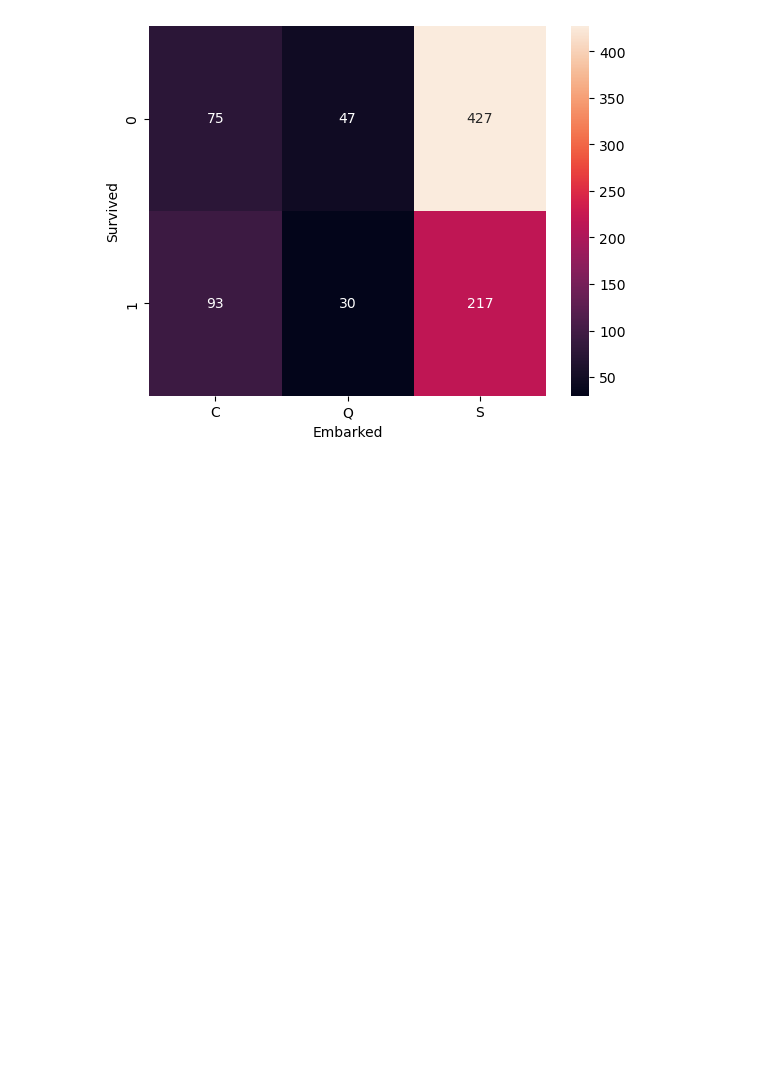
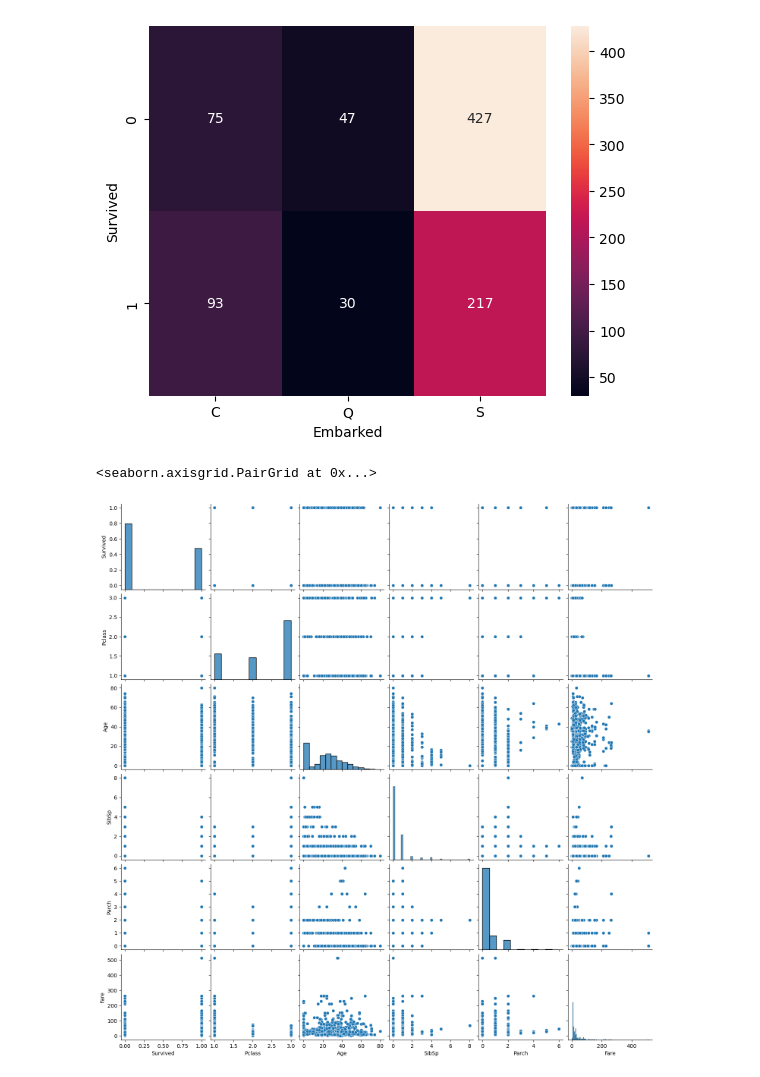
Before and after one commit to GhosTHaise/ml-titanic, a Jupyter notebook: EDA.ipynb, the cells around one changed output. Saved outputs shown, nothing was run; the diff lists cells and outputs as text; code cells hidden in the pictures; blank space fills up the shorter version.

Commit message:
feat : visualisation correlation

```diff
--- a/EDA.ipynb
+++ b/EDA.ipynb
@@ -370,3 +367,8 @@ for col in df.columns:
 [figure]
 [figure]
 [figure]
+# %%
+sns.pairplot(df)
+# %% [output]
+<seaborn.axisgrid.PairGrid at 0x...>
+[figure, added]
```
Also changed, not shown: parts of 3 cells of this notebook.
